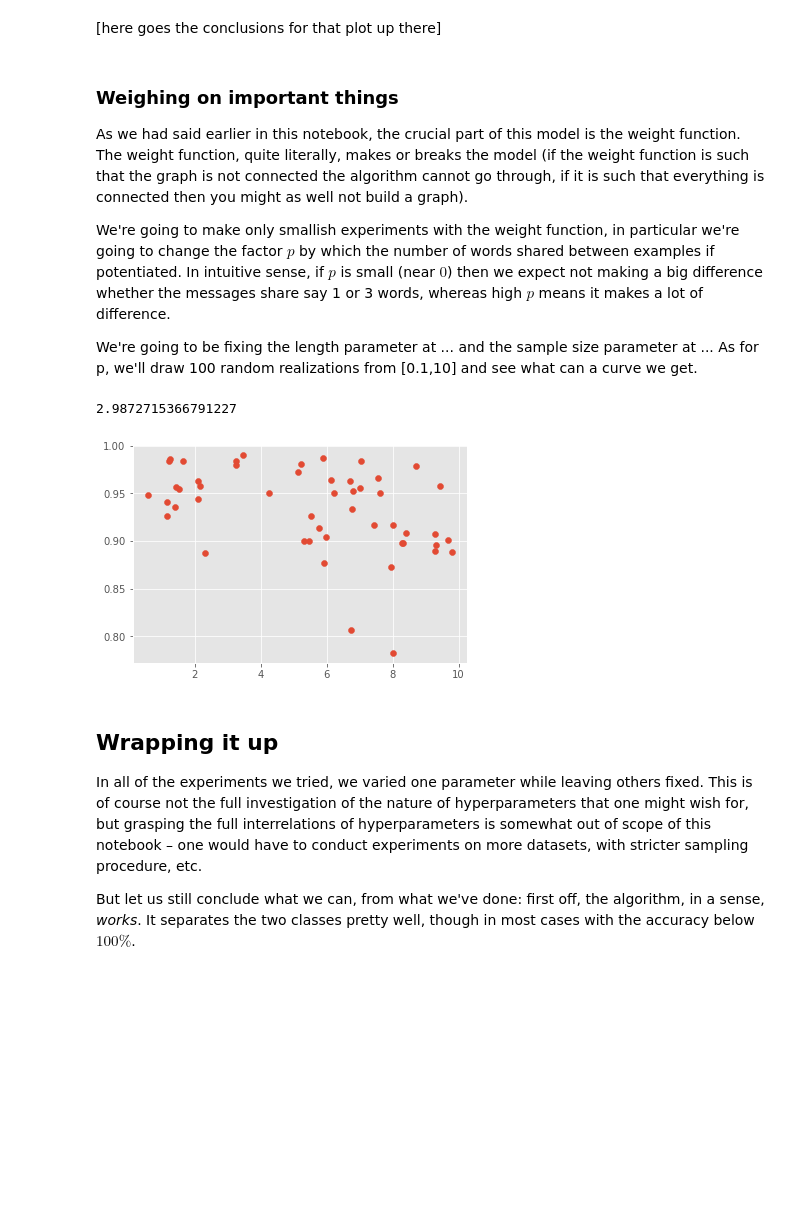
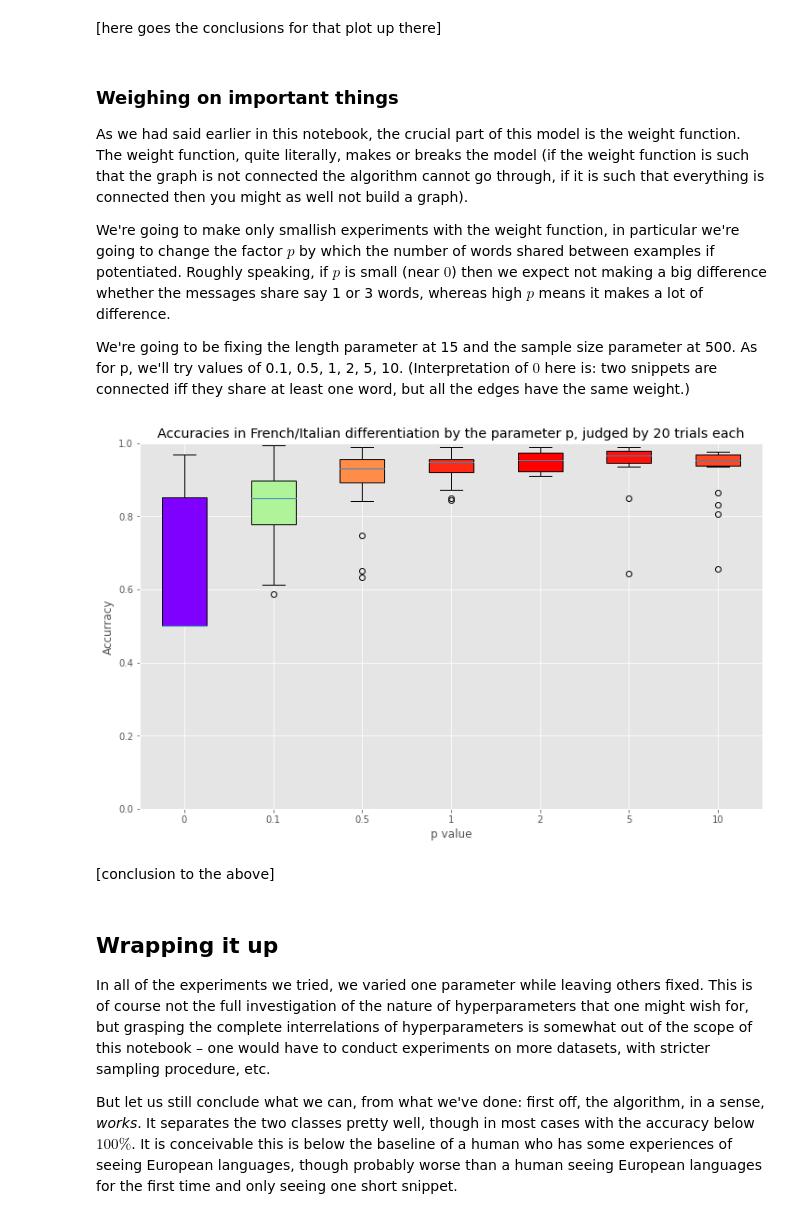
Before and after one commit to rovle/shortest-path-classification, a Jupyter notebook: demo/exploration.ipynb, the cells around one changed output. Cells and saved outputs as stored; diff of their text form; code cells hidden in the pictures; blank space fills up the shorter version.

```diff
--- a/demo/exploration.ipynb
+++ b/demo/exploration.ipynb
@@ -260,39 +282,48 @@ plt.show()
 
 As we had said earlier in this notebook, the crucial part of this model is the weight function. The weight function, quite literally, makes or breaks the model (if the weight function is such that the graph is not connected the algorithm cannot go through, if it is such that everything is connected then you might as well not build a graph).
 
-We're going to make only smallish experiments with the weight function, in particular we're going to change the factor $p$ by which the number of words shared between examples if potentiated. In intuitive sense, if $p$ is small (near $0$) then we expect not making a big difference whether the messages share say 1 or 3 words, whereas high $p$ means it makes a lot of difference.
+We're going to make only smallish experiments with the weight function, in particular we're going to change the factor $p$ by which the number of words shared between examples if potentiated. Roughly speaking, if $p$ is small (near $0$) then we expect not making a big difference whether the messages share say 1 or 3 words, whereas high $p$ means it makes a lot of difference.
 
-
-We're going to be fixing the length parameter at ... and the sample size parameter at ... As for p, we'll draw 100 random realizations from [0.1,10] and see what can a curve we get.
+We're going to be fixing the length parameter at 15 and the sample size parameter at 500. As for p, we'll try values of 0.1, 0.5, 1, 2, 5, 10. (Interpretation of $0$ here is: two snippets are connected iff they share at least one word, but all the edges have the same weight.)
-# %%
-import random
-
-random.uniform(0.1, 10)
-# %% [output]
-2.9872715366791227
 # %%
-p_vals = [random.uniform(0.1, 10) for _ in range(50)]
-
-accuracies = list()
+p_vals = [0, 0.1, 0.5, 1, 2, 5, 10]
+accuracies = defaultdict(list)
 
 for p in tqdm(p_vals):
-    french = sample_dataset(n=1000, length=15, language='fr')
-    italian = sample_dataset(n=1000, length=15, language='it')
+    for _ in range(20):
+        french = sample_dataset(n=500, length=15, language='fr')
+        italian = sample_dataset(n=500, length=15, language='it')
 
-    model = ShortestPathModel(weight_fn=lambda x, y : weights(x, y, p=p))
+        model = ShortestPathModel(weight_fn=lambda x, y : weights(x, y, p=p))
 
-    model.prepare_data(french, italian)
-    model.fit_predict()
+        model.prepare_data(french, italian)
+        model.fit_predict()
 
-    accuracies.append((p, model.accuracy_))
+        accuracies[p].append(model.accuracy_)
-# %%
-plt.scatter(*zip(*accuracies))
-plt.show()
-# %% [output]
-[figure, removed]
+# %%
+fig, ax = plt.subplots(figsize=(12, 7))
+fig.subplots_adjust(bottom=0.1)
+
+bplot = ax.boxplot(accuracies.values(), labels=accuracies.keys(), patch_artist=True)
+
+
+cmap = cm.ScalarMappable(cmap='rainbow')
+data_mean = [mean(x) for x in accuracies.values()]
+for patch, color in zip(bplot['boxes'], cmap.to_rgba(data_mean)):
+    patch.set_facecolor(color)
+
+ax.set_title("Accuracies in French/Italian differentiation by the parameter p, judged by 20 trials each")
+ax.set_xlabel('p value')
+ax.set_ylabel('Accurracy')
+ax.set_ylim([0,1])
+plt.show()
+# %% [output]
+[figure, added]
+# %% [markdown]
+[conclusion to the above]
 # %% [markdown]
 ## Wrapping it up
 
-In all of the experiments we tried, we varied one parameter while leaving others fixed. This is of course not the full investigation of the nature of hyperparameters that one might wish for, but grasping the full interrelations of hyperparameters is somewhat out of scope of this notebook – one would have to conduct experiments on more datasets, with stricter sampling procedure, etc.
+In all of the experiments we tried, we varied one parameter while leaving others fixed. This is of course not the full investigation of the nature of hyperparameters that one might wish for, but grasping the complete interrelations of hyperparameters is somewhat out of the scope of this notebook – one would have to conduct experiments on more datasets, with stricter sampling procedure, etc.
 
-But let us still conclude what we can, from what we've done: first off, the algorithm, in a sense, _works_. It separates the two classes pretty well, though in most cases with the accuracy below $100\%$.
+But let us still conclude what we can, from what we've done: first off, the algorithm, in a sense, _works_. It separates the two classes pretty well, though in most cases with the accuracy below $100\%$. It is conceivable this is below the baseline of a human who has some experiences of seeing European languages, though probably worse than a human seeing European languages for the first time and only seeing one short snippet.
```
Also changed, not shown: parts of 24 cells of this notebook, 14 other files.
